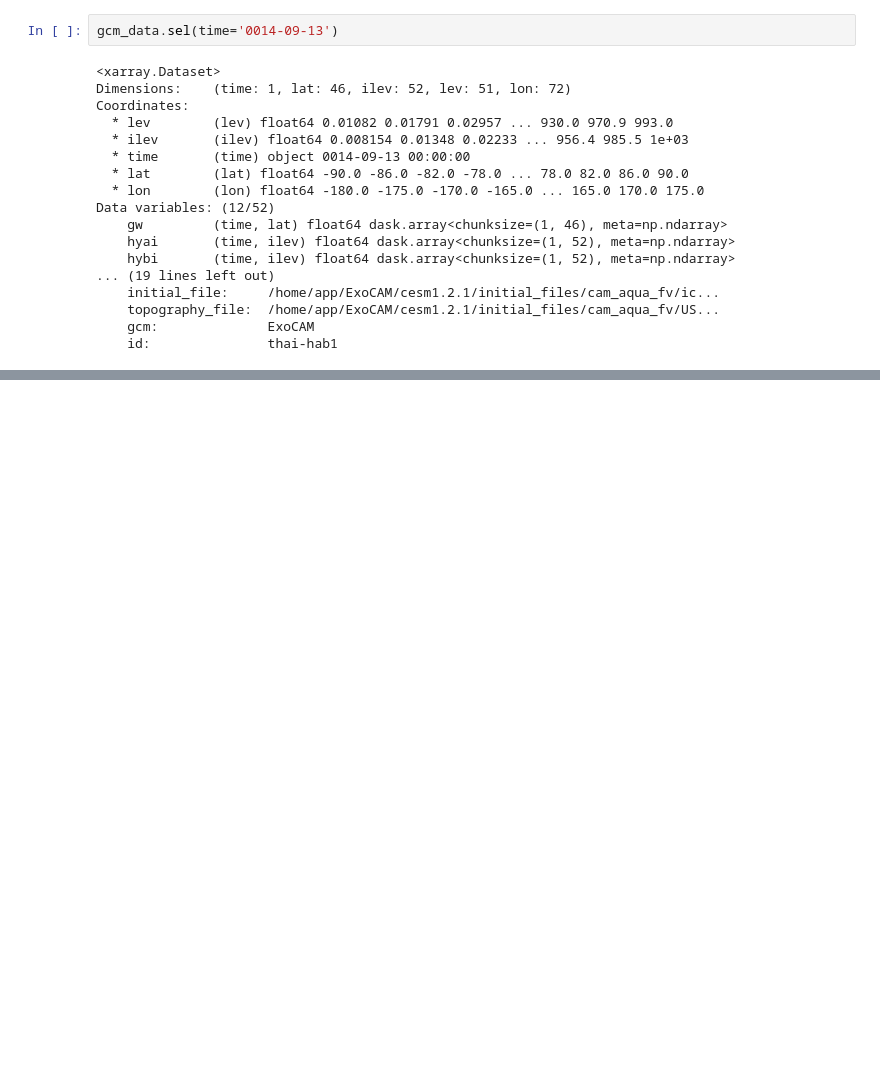
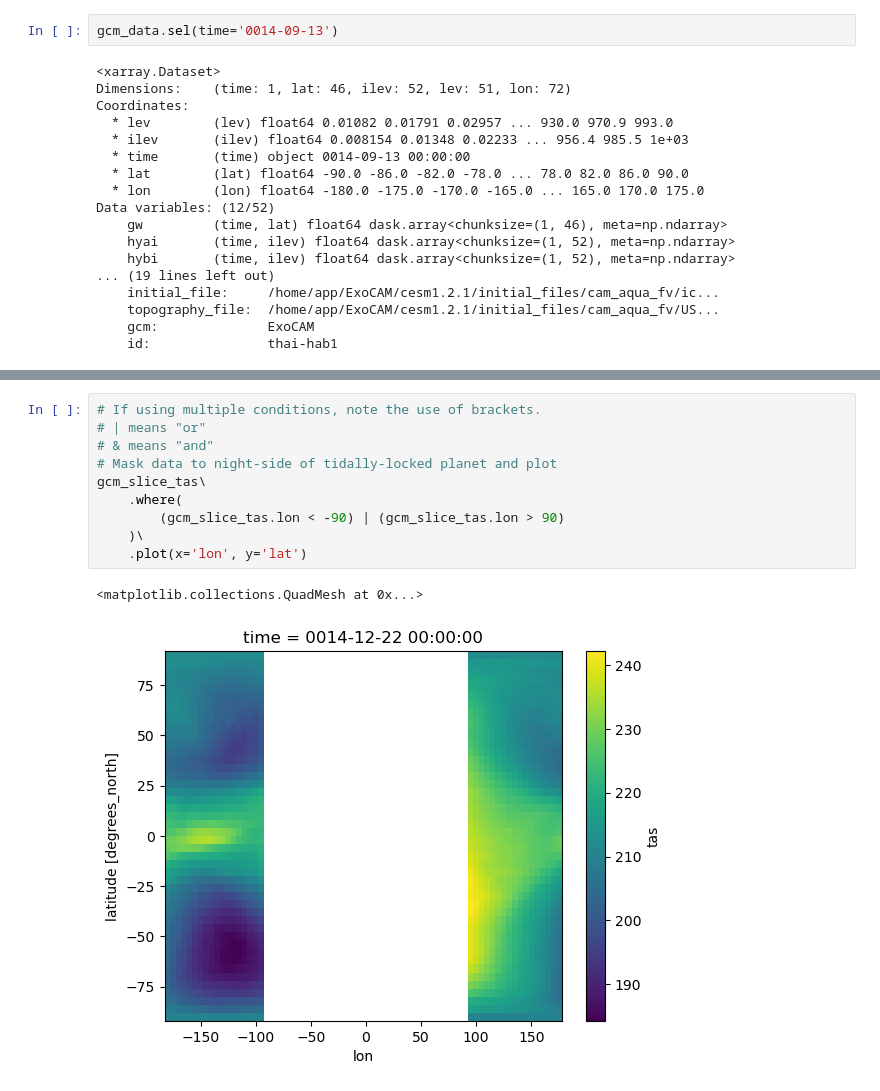
Before and after one commit to hannahwoodward/gcm-plot-examples, a Jupyter notebook: intro.ipynb, the cells around one changed output, grey strips where cells are left out. Cells and saved outputs as stored; diff of their text form; blank space fills up the shorter version.

```diff
--- a/intro.ipynb
+++ b/intro.ipynb
@@ -245,0 +272,13 @@ Data variables: (12/52)
+# %%
+# If using multiple conditions, note the use of brackets.
+# | means "or"
+# & means "and"
+# Mask data to night-side of tidally-locked planet and plot
+gcm_slice_tas\
+    .where(
+        (gcm_slice_tas.lon < -90) | (gcm_slice_tas.lon > 90)
+    )\
+    .plot(x='lon', y='lat')
+# %% [output]
+<matplotlib.collections.QuadMesh at 0x...>
+[figure, added]
```
Also changed, not shown: parts of 10 cells of this notebook, 5 other files.
